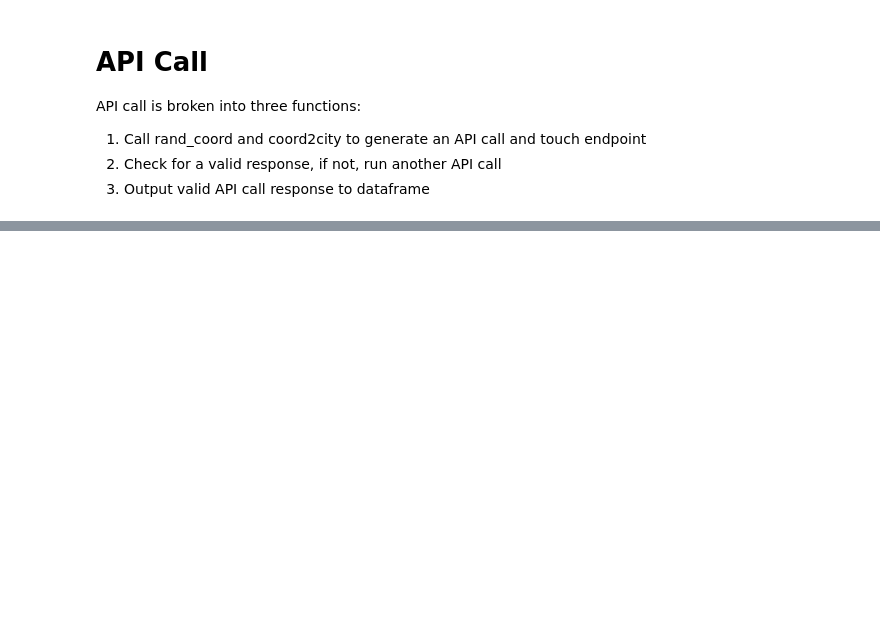
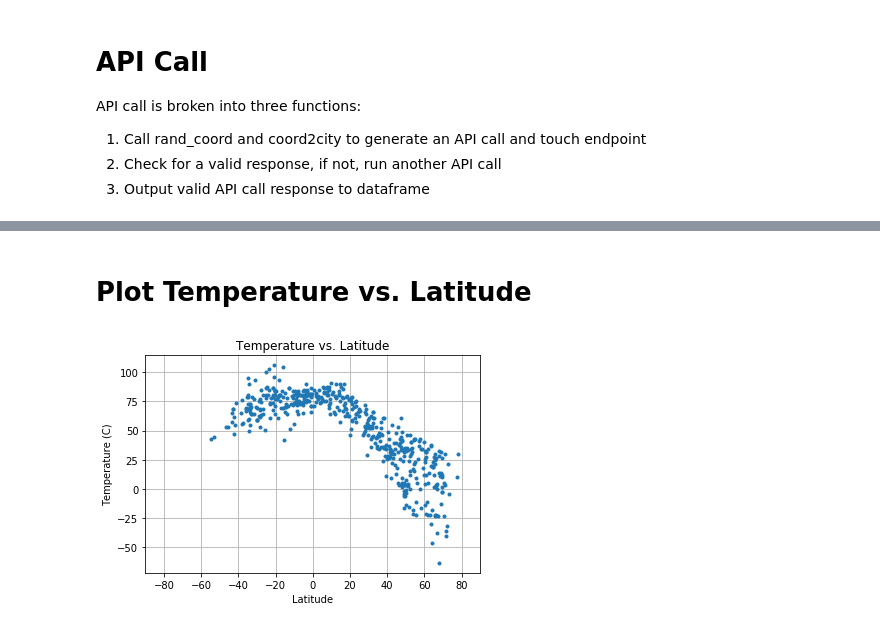
Before and after one commit to avlam/UCB-HW6, a Jupyter notebook: WeatherPy_avl.ipynb, the cells around one changed output, grey strips where cells are left out. Saved outputs shown, nothing was run; the diff lists cells and outputs as text; code cells hidden in the pictures; blank space fills up the shorter version.

```diff
--- a/WeatherPy_avl.ipynb
+++ b/WeatherPy_avl.ipynb
@@ -174,0 +178,12 @@ for i in range(100):
+# %% [markdown]
+# Plot Temperature vs. Latitude
+# %%
+plt.plot(data['Latitude'],data['Temperature'],'.')
+plt.xlim([-90,90])
+plt.xlabel('Latitude')
+plt.ylabel('Temperature (C)')
+plt.title('Temperature vs. Latitude')
+plt.grid(True)
+plt.show()
+# %% [output]
+[figure, added]
```
Also changed, not shown: parts of 21 cells of this notebook, 7 other files.
